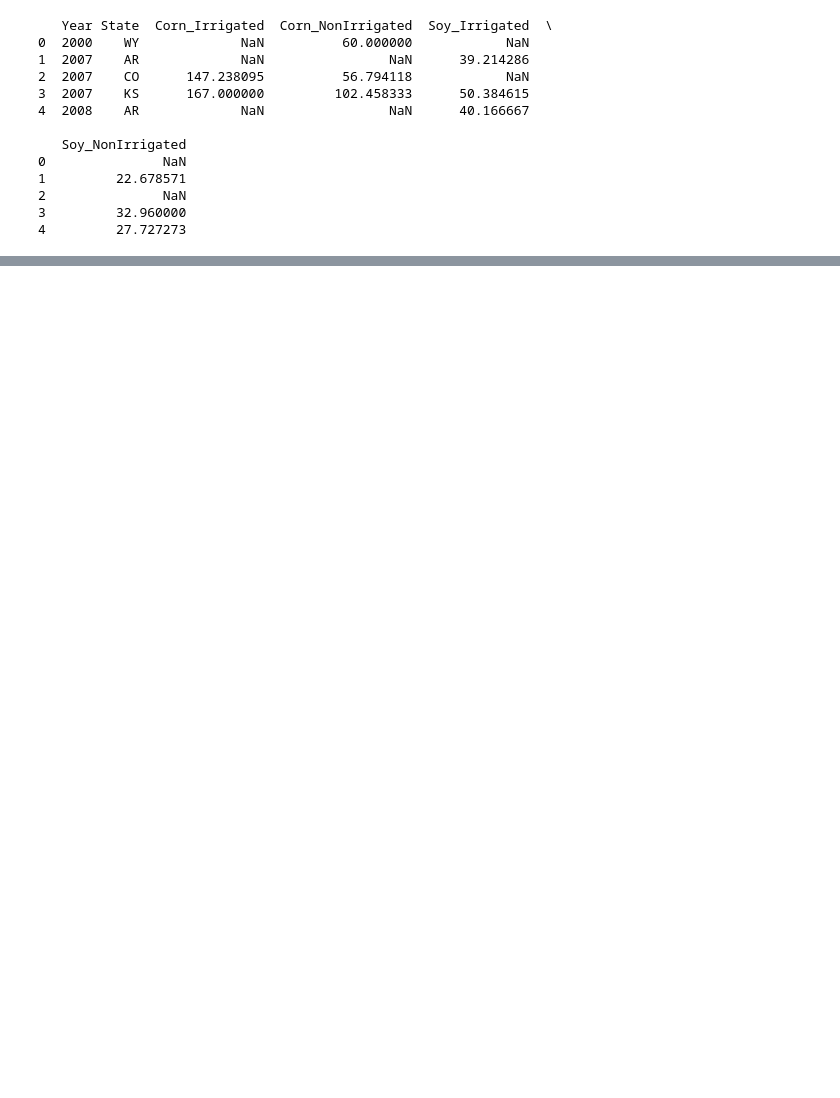
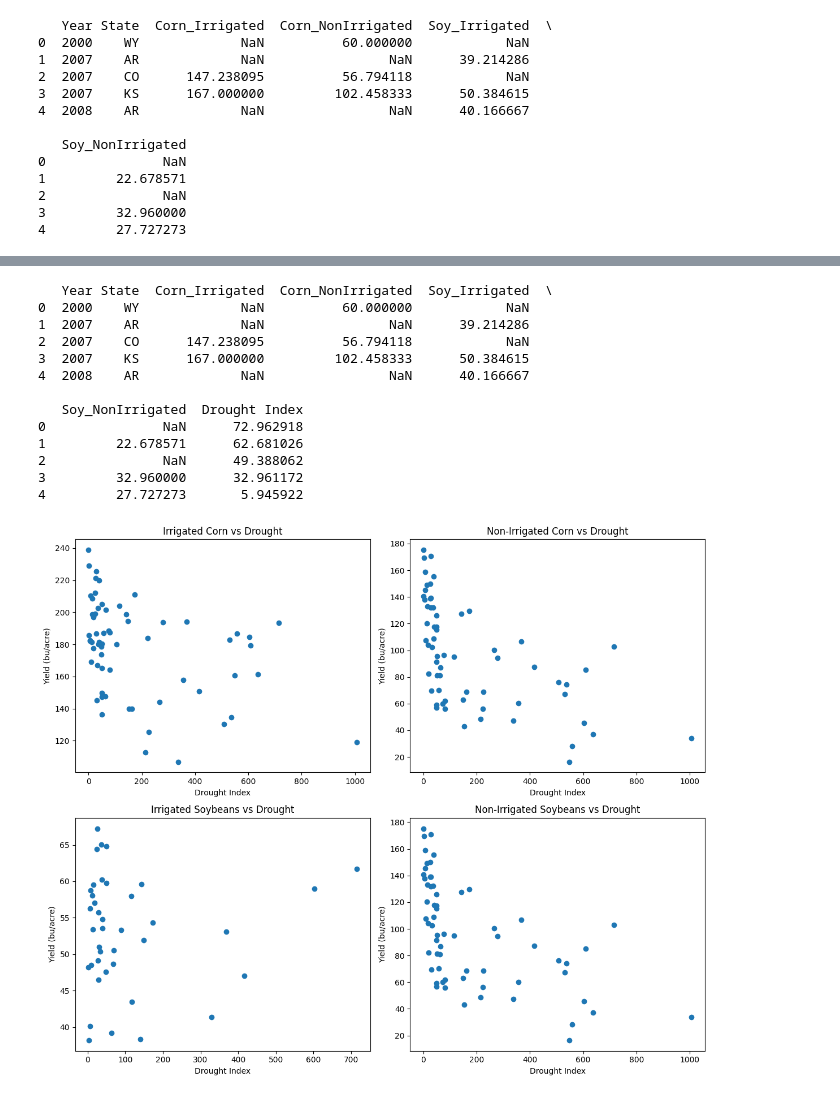
Before and after one commit to edb1014/CPSC-485-Final-Project, a Jupyter notebook: edb1014_Final Project.ipynb, the cells around one changed output, grey strips where cells are left out. Saved outputs shown, nothing was run; the diff lists cells and outputs as text; code cells hidden in the pictures; blank space fills up the shorter version.

```diff
--- a/edb1014_Final Project.ipynb
+++ b/edb1014_Final Project.ipynb
@@ -125,0 +115,43 @@ print(df_modifiedDrought)
+# %%
+df_merged = df_modifiedCrops.merge(df_modifiedDrought, on=['Year', 'State'])
+#print(df_merged.head())
+
+fig, axes = plt.subplots(2, 2, figsize=(12, 10))
+
+axes[0,0].scatter(df_merged['Drought Index'], df_merged['Corn_Irrigated'])
+axes[0,0].set_title('Irrigated Corn vs Drought')
+axes[0,0].set_xlabel('Drought Index')
+axes[0,0].set_ylabel('Yield (bu/acre)')
+
+axes[0,1].scatter(df_merged['Drought Index'], df_merged['Corn_NonIrrigated'])
+axes[0,1].set_title('Non-Irrigated Corn vs Drought')
+axes[0,1].set_xlabel('Drought Index')
+axes[0,1].set_ylabel('Yield (bu/acre)')
+
+axes[1,0].scatter(df_merged['Drought Index'], df_merged['Soy_Irrigated'])
+axes[1,0].set_title('Irrigated Soybeans vs Drought')
+axes[1,0].set_xlabel('Drought Index')
+axes[1,0].set_ylabel('Yield (bu/acre)')
+
+axes[1,1].scatter(df_merged['Drought Index'], df_merged['Corn_NonIrrigated'])
+axes[1,1].set_title('Non-Irrigated Soybeans vs Drought')
+axes[1,1].set_xlabel('Drought Index')
+axes[1,1].set_ylabel('Yield (bu/acre)')
+
+plt.tight_layout()
+plt.show()
+# %% [output]
+   Year State  Corn_Irrigated  Corn_NonIrrigated  Soy_Irrigated  \
+0  2000    WY             NaN          60.000000            NaN
+1  2007    AR             NaN                NaN      39.214286
+2  2007    CO      147.238095          56.794118            NaN
+3  2007    KS      167.000000         102.458333      50.384615
+4  2008    AR             NaN                NaN      40.166667
+
+   Soy_NonIrrigated  Drought Index
+0               NaN      72.962918
+1         22.678571      62.681026
+2               NaN      49.388062
+3         32.960000      32.961172
+4         27.727273       5.945922
+[figure, added]
```
Also changed, not shown: parts of 6 cells of this notebook.
